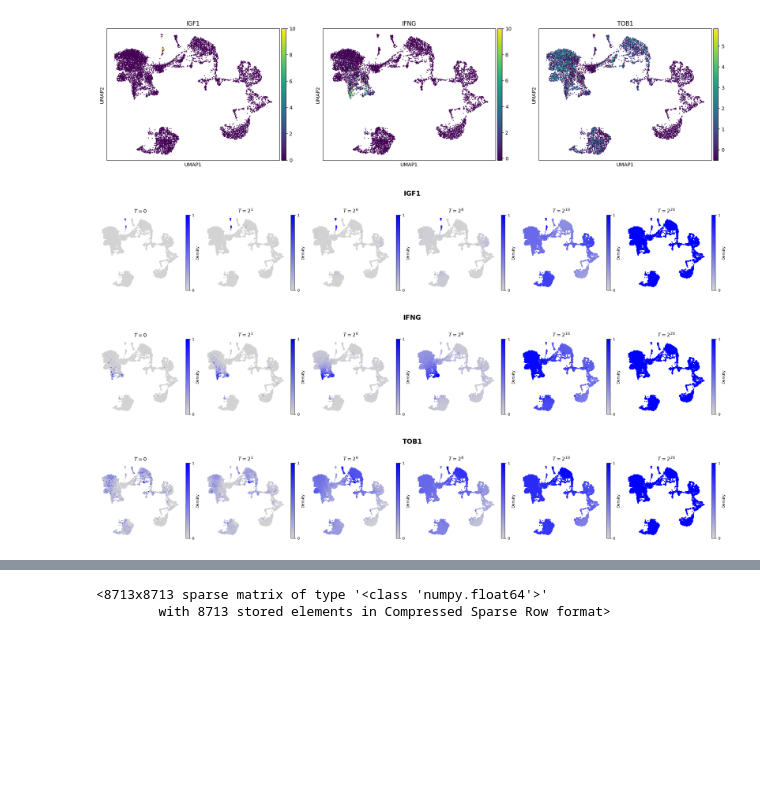
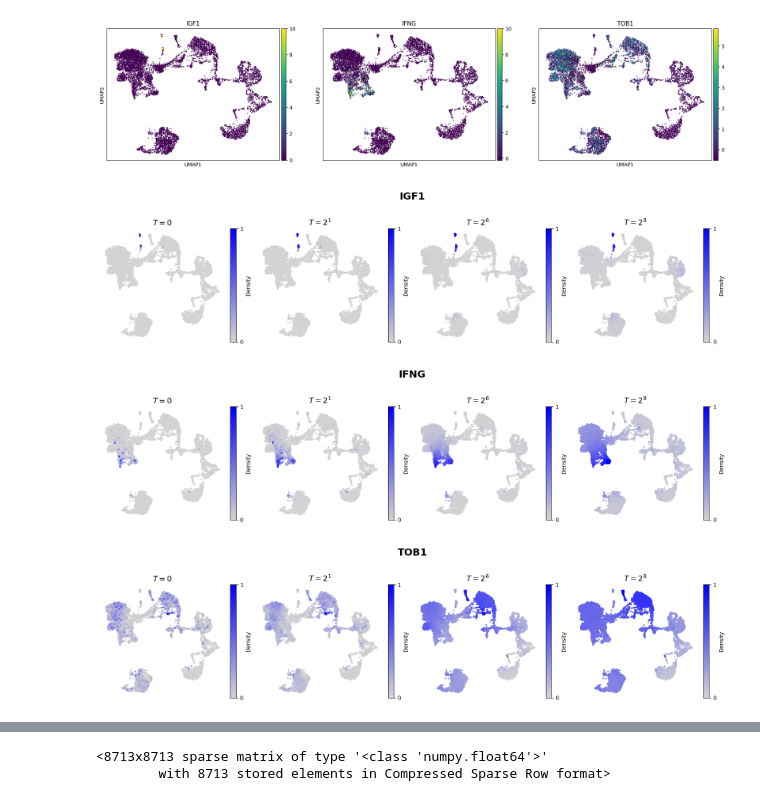
Before and after one commit to jassonmakkar/pylmd, a Jupyter notebook: pylmd/pylmd/demo.ipynb, the cells around one changed output, grey strips where cells are left out. Drawn from its saved outputs; the diff is of its cells as text; code cells hidden in the pictures; blank space fills up the shorter version.

```diff
--- a/pylmd/pylmd/demo.ipynb
+++ b/pylmd/pylmd/demo.ipynb
@@ -569,7 +569,7 @@ def construct_diffusion_operators(
     return P_dict
 # %%
 start_time = time.time()
-P_ls = construct_diffusion_operators(W, max_time=2**20)
+P_ls = construct_diffusion_operators(W, max_time=2**8)
 end_time = time.time()
 execution_time = end_time - start_time
 print(f"Execution time: {execution_time} seconds")
@@ -596,11 +590,11 @@ from matplotlib.colors import LinearSegmentedColormap, to_rgba
 
 def visualize_diffusion(
     coord,
-    init_state,
+    rho,
+    gene_name,
     P_ls=None,
     W=None,
     check_time=None,
-    gene_name=None,
     gene_color="blue",
     construct_diffusion_fn=None,   # pass construct_diffusion_operators if you want auto-build from W
     figsize_per_panel=(4, 4),
@@ -613,14 +607,12 @@ def visualize_diffusion(
     coord = np.asarray(coord)
     N = coord.shape[0]
 
-    init = np.asarray(init_state)
+    init = np.asarray(rho.loc[gene, adata.obs_names].values)
     # Make it a (1, N) row vector
     if init.ndim == 1:
         init = init[None, :]
     if init.shape[0] != 1 and init.shape[1] == 1:
         init = init.T
-    if init.shape != (1, N):
-        raise ValueError("Unmatched dimension: init_state must be a vector for one gene with length N.")
 
     # --- handle times like R: convert to exponents, dedupe, keep >=0, then back to times (2^k), keep 0 if present ---
     if check_time is None or len(check_time) == 0:
@@ -726,39 +718,39 @@ sc.pl.umap(adata, color = ['IGF1','IFNG','TOB1'])
 # %%
 gene = 'IGF1'
 fig, axes = visualize_diffusion(
     coord=adata.obsm['X_umap'],
-    init_state=rho.loc[gene, adata.obs_names].values,
+    rho=rho,
     P_ls=P_ls,
     check_time=[0, 2, 2**6, 2**8, 2**10, 2**20],
     gene_name=gene,
     gene_color="blue"
 )
 # %% [output]
-[figure, old version]
+[figure, new version]
 # %%
 gene = 'IFNG'
 fig, axes = visualize_diffusion(
     coord=adata.obsm['X_umap'],
-    init_state=rho.loc[gene, adata.obs_names].values,
+    rho=rho,
     P_ls=P_ls,
     check_time=[0, 2, 2**6, 2**8, 2**10, 2**20],
     gene_name=gene,
     gene_color="blue"
 )
 # %% [output]
-[figure, old version]
+[figure, new version]
 # %%
 gene = 'TOB1'
 fig, axes = visualize_diffusion(
     coord=adata.obsm['X_umap'],
-    init_state=rho.loc[gene, adata.obs_names].values,
+    rho=rho,
     P_ls=P_ls,
     check_time=[0, 2, 2**6, 2**8, 2**10, 2**20],
     gene_name=gene,
     gene_color="blue"
 )
 # %% [output]
-[figure, old version]
+[figure, new version]
 # %%
 from __future__ import annotations
 from collections import OrderedDict
```
Also changed, not shown: parts of 30 cells of this notebook.
